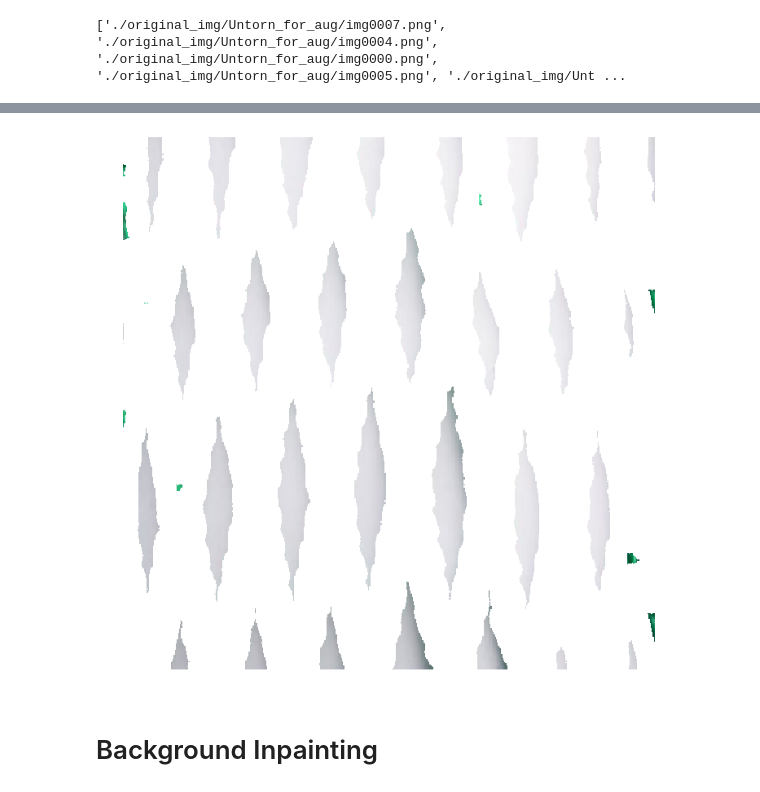
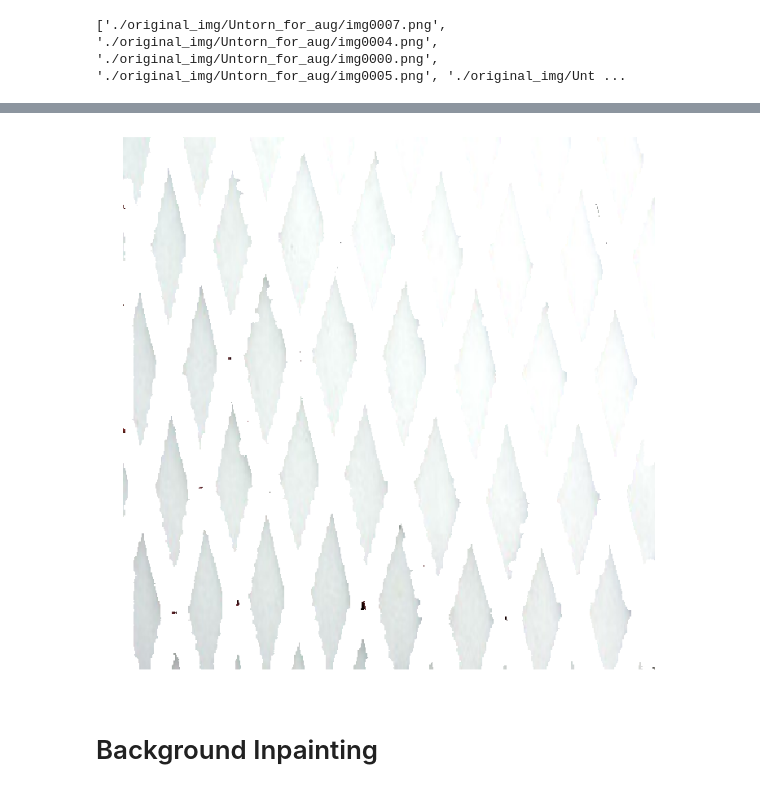
Before and after one commit to SystemCorps/imageprocess, a Jupyter notebook: imageprocess/random_gen-boudingbox.ipynb, the cells around one changed output, grey strips where cells are left out. Drawn from its saved outputs; the diff is of its cells as text; code cells hidden in the pictures.

```diff
--- a/imageprocess/random_gen-boudingbox.ipynb
+++ b/imageprocess/random_gen-boudingbox.ipynb
@@ -22,7 +22,7 @@ print(ori_dir)
 # %% [output]
 ['./original_img/Untorn_for_aug/img0007.png', './original_img/Untorn_for_aug/img0004.png', './original_img/Untorn_for_aug/img0000.png', './original_img/Untorn_for_aug/img0005.png', './original_img/Unt ...
 # %%
-selected = 2
+selected = 6
 save_dir_for = '/detection_data/Torn/'
 save_dir_mid = save_dir_for + ori_dir[selected].split('/')[-1].replace('.png', '/')
 print(save_dir_mid)
@@ -44,7 +38,7 @@ save_dir_mid = save_dir_for + ori_dir[selected].split('/')[-1].replace('.png', '
 img = cv2.imread(ori_dir[selected])
 img = cv2.resize(img, (saving_size[0], saving_size[1]), interpolation=cv2.INTER_CUBIC)
 blur = cv2.GaussianBlur(img, (9,9), 7, 7)
-edges = cv2.Canny(blur, 80, 100)
+edges = cv2.Canny(blur, 5, 40)
 
 
 
@@ -76,21 +82,21 @@ cont_width = 20
 # %%
-cont_width = 20
+cont_width = 10
 
 temp = img
 con_img, contours, hierachy = cv2.findContours(edges, cv2.RETR_TREE, cv2.CHAIN_APPROX_SIMPLE)
 con_img = cv2.drawContours(temp, contours, -1, (255,255,255), cont_width)
 
 
 width = 12
 height = 12
 plt.figure(figsize=(width, height))
 plt.axis("off")
 plt.imshow(cv2.cvtColor(con_img, cv2.COLOR_BGR2RGB))
 plt.show()
 
 #cv2.imwrite(filename, con_img)
 # %% [output]
-[figure, old version]
+[figure, new version]
 # %% [markdown]
 # Background Inpainting
 # %%
```
Also changed, not shown: parts of 5 cells of this notebook.
